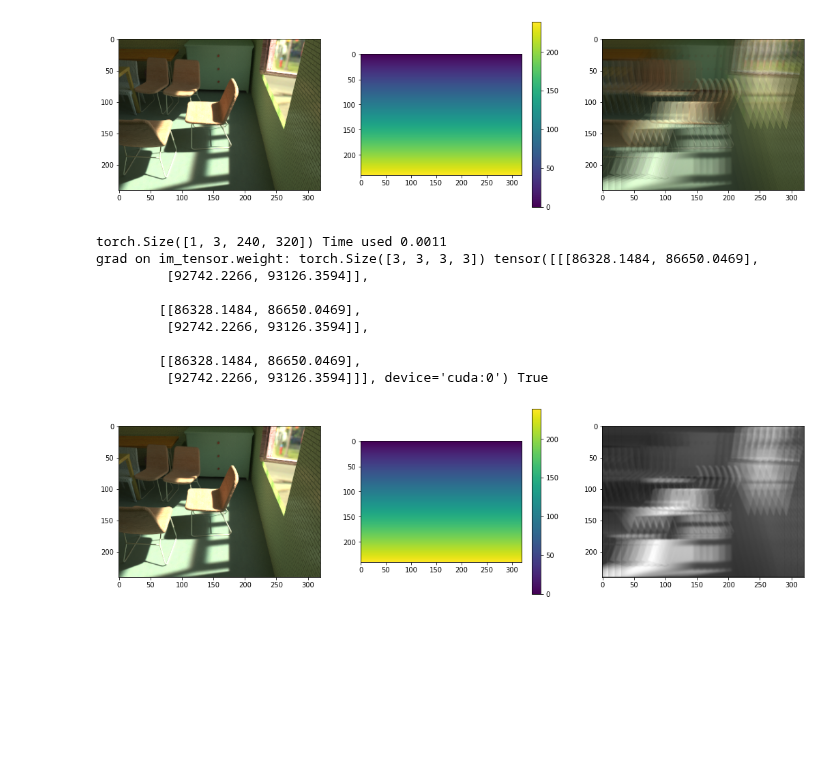
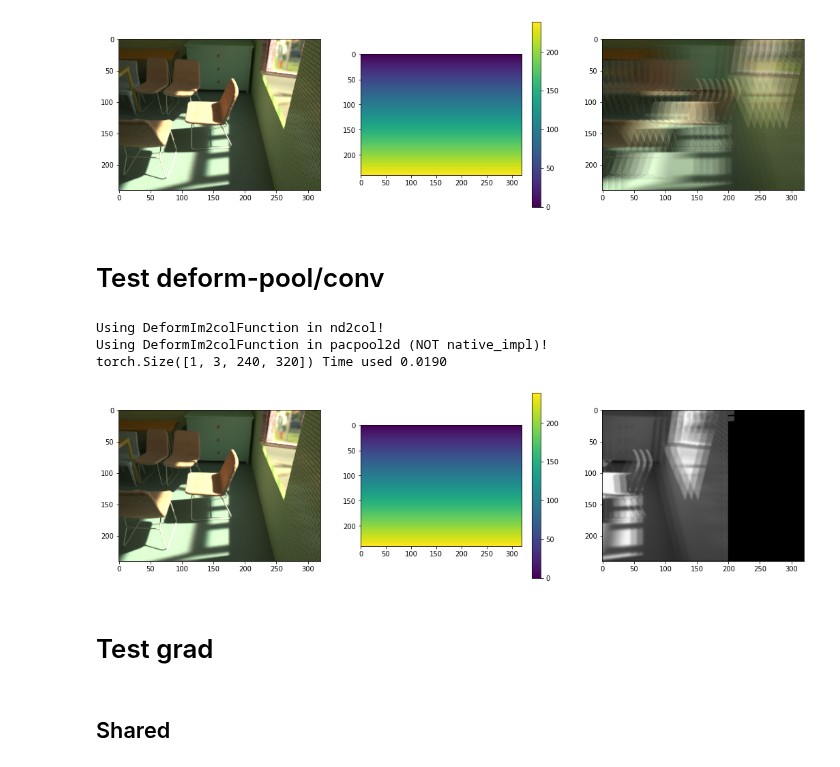
Before and after one commit to Jerrypiglet/IRISFormer_beta, a Jupyter notebook: notebooks/debug-deform-pac-conv.ipynb, the cells around one changed output. Cells and saved outputs as stored; diff of their text form; code cells hidden in the pictures; blank space fills up the shorter version.

```diff
--- a/notebooks/debug-deform-pac-conv.ipynb
+++ b/notebooks/debug-deform-pac-conv.ipynb
@@ -44,6 +44,8 @@ plt.show()
 # %% [output]
 torch.Size([1, 3, 240, 320])
 [figure]
+# %% [markdown]
+# Test deform-pool/conv
 # %%
 import sys
 sys.path.insert(0, '/home/ruizhu/Documents/Projects/semanticInverse/train/third-parties/pacnet')
@@ -82,71 +84,59 @@ feature = torch.from_numpy(yy).unsqueeze(0).expand(4, -1, -1).cuda().float().uns
 N, inC, inH, inW = im_tensor.shape
 deformable_groups = 1
 outC = 3
-kH, kW = 7, 7
+# kH, kW = 7, 7
+# padding = 30
+# dilation=10
+kH, kW = 3, 3
+padding = 10
+dilation= 10
 kernel_size=(kH, kW)
 stride = (1, 1)
-padding = 30
-dilation=10
+
 
 conv_offset_op = nn.Conv2d(inC, deformable_groups * 2 * kH * kW,
                         kernel_size=(kH, kW),
                         stride=(1, 1),
                         padding=padding,
                         dilation=dilation,
                         bias=True).cuda()
 
 conv_offset_op.weight.data.fill_(0.0)
 conv_offset_op.bias.data.fill_(0.0)
 offsets = conv_offset_op(im_tensor)
+# offsets = torch.zeros((N, kH*kW, inH, inW), device=im_tensor.device)
 # offsets = offsets + 50
 # offsets = torch.zeros_like(offsets, device=offsets.device, requires_grad=True) + 10
-# offsets[:, 1::2, :, :] = offsets[:, 1::2, :, :] + 100
+offsets[:, 1::2, :, :] = offsets[:, 1::2, :, :] + 120
 
-if_deform = False
 
-# acco_pool_mean = pac.PacPool2d(kernel_size=7, stride=1, padding=30, dilation=10, normalize_kernel=True, native_impl=True, \
-#                               if_deform=if_deform).cuda()
-# acco_pool_mean = pac.PacPool2d(kernel_size=7, stride=1, padding=30, dilation=10, normalize_kernel=True, native_impl=True).cuda()
-acco_pool_mean = pac.PacConv2d(in_channels=3, out_channels=3, kernel_size=7, stride=1, padding=30, dilation=10, normalize_kernel=True, \
-                               native_impl=False, if_deform=if_deform).cuda()
-acco_pool_mean.weight.data.fill_(1.0)
-acco_pool_mean.bias.data.fill_(0.0)
+if_deform = True
+
+acco_pool_mean = pac.PacPool2d(kernel_size=kH, stride=1, padding=padding, dilation=dilation, normalize_kernel=True, native_impl=False, \
+                              if_deform=if_deform).cuda()
 time_start = time.time()
 im_pooled, kernels = acco_pool_mean(im_tensor, feature, offsets=offsets if if_deform else None)
 # im_pooled, kernels = acco_pool_mean(im_tensor, feature)
 time_used = time.time() - time_start
 
 print(im_pooled.shape, 'Time used %.4f'%time_used)
-
-loss = torch.sum(im_pooled)
-loss.backward()
-if offsets.grad is not None:
-    print('grad on offsets:', offsets.grad, offsets.requires_grad)
-    print('grad on conv_offset_op.weight:', conv_offset_op.weight.grad.shape, conv_offset_op.weight.requires_grad)
-# print('grad on im_tensor:', im_tensor.grad[0, :2, :4, 0], im_tensor.requires_grad)
-print('grad on im_tensor.weight:', im_tensor_op.weight.grad.shape, im_tensor_op.weight.grad[:, :2, :2, 0], im_tensor_op.weight.requires_grad)
-
-if offsets.grad is not None:
-    print(conv_offset_op.weight.grad[:3, :, -1, -1])
 
 plt.figure(figsize=(18, 5))
 plt.subplot(131)
 plt.imshow(im_uint8)
 plt.subplot(132)
 plt.imshow(yy)
 plt.colorbar()
 plt.subplot(133)
 im_pooled = im_pooled / torch.max(im_pooled)
 plt.imshow(im_pooled.squeeze().detach().cpu().permute(1, 2, 0).numpy())
 plt.show()
 # %% [output]
-torch.Size([1, 3, 240, 320]) Time used 0.0011
-grad on im_tensor.weight: torch.Size([3, 3, 3, 3]) tensor([[[86328.1484, 86650.0469],
-         [92742.2266, 93126.3594]],
-
-        [[86328.1484, 86650.0469],
-         [92742.2266, 93126.3594]],
-
-        [[86328.1484, 86650.0469],
-         [92742.2266, 93126.3594]]], device='cuda:0') True
+Using DeformIm2colFunction in nd2col!
+Using DeformIm2colFunction in pacpool2d (NOT native_impl)!
+torch.Size([1, 3, 240, 320]) Time used 0.0190
-[figure, old version]
+[figure, new version]
+# %% [markdown]
+# Test grad
+# %% [markdown]
+## Shared
```
Also changed, not shown: parts of 5 cells of this notebook, 10 other files.
